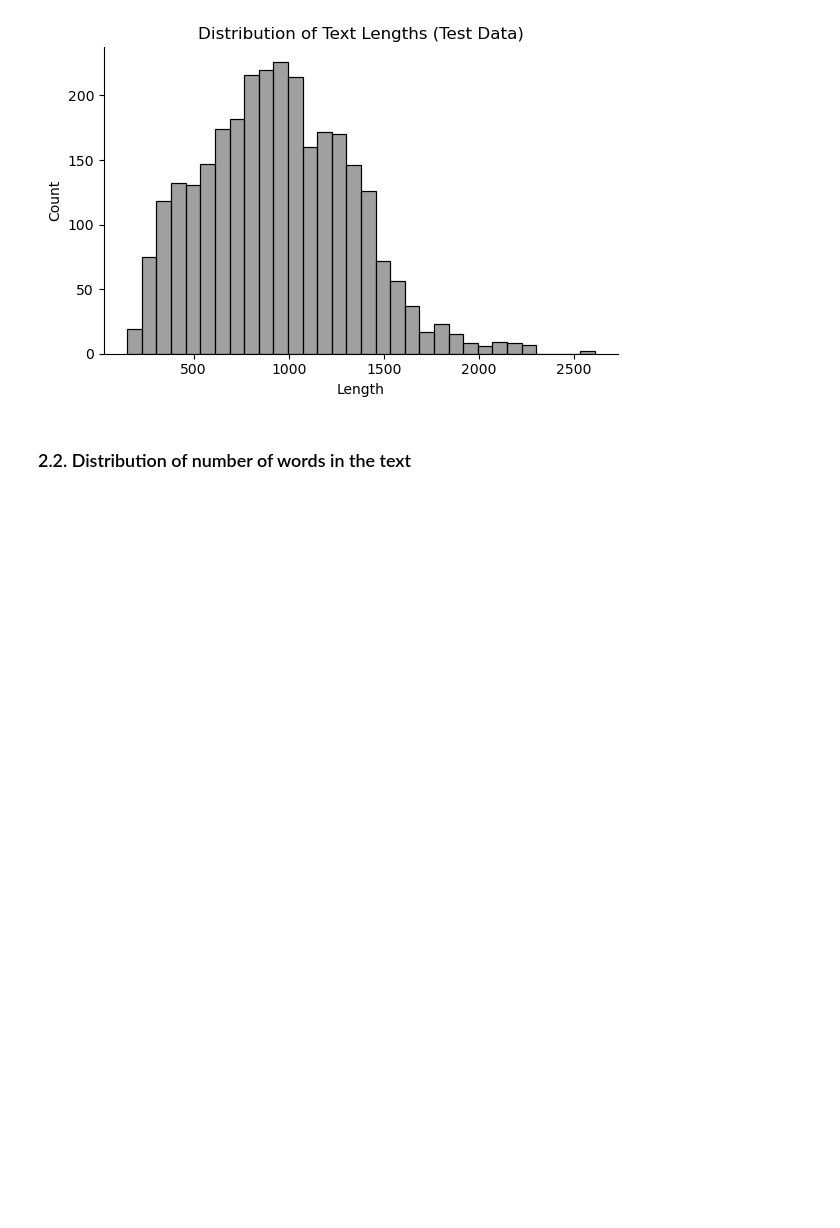
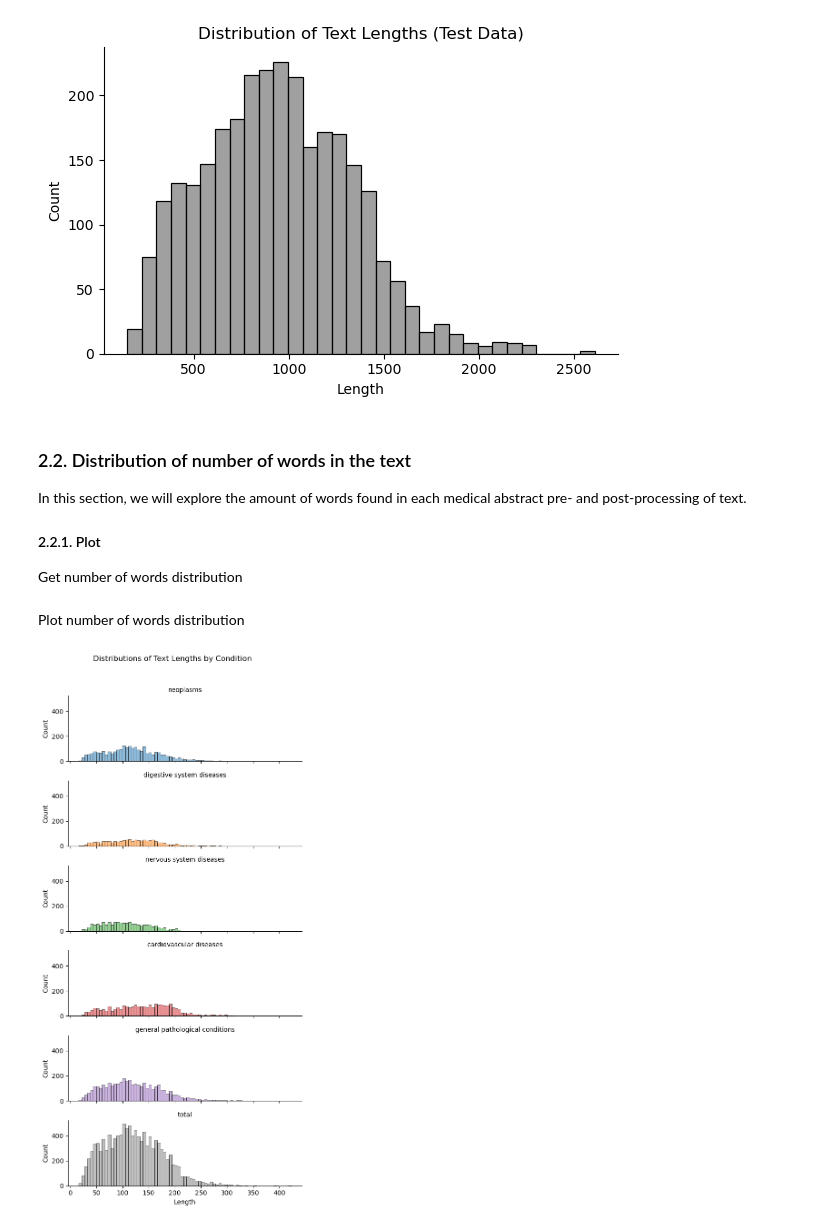
Before and after one commit to drojasca98/Medical-Text-Classification, a Jupyter notebook: python/1_data_exploration.ipynb, the cells around one changed output. Cells and saved outputs as stored; diff of their text form; code cells hidden in the pictures; blank space fills up the shorter version.

Commit message:
Text counter modified to count characters or words.

```diff
--- a/python/1_data_exploration.ipynb
+++ b/python/1_data_exploration.ipynb
@@ -323,15 +323,32 @@ We will explore the amount of characters are found in each medical abstract pre-
 #### 2.1.1. Pre-Processing
 Define Function to count characters
 # %%
-def count_characters(data_df, dataset_type = "train"):
+def text_counter(data_df, counter_type, dataset_type="train"):
 
-    # Initialize an dictionary to store the character length of sentences
+    def count_counter(text, counter_type):
+
+        # Count characters
+        if counter_type == "char":
+            text_length = len(text)
+
+        # Count words
+        elif counter_type == "word":
+            text_length = len(text.split())
+
+        # Else
+        else:
+            raise Exception(f"Unknown counter_type {counter_type}, please choose 'char' or 'word'.")
+
+        # Return count
+        return text_length
+
+    # Initialize a dictionary to store the character length of sentences
     length_dict = {
         "neoplasms": [],
         "digestive system diseases": [],
         "nervous system diseases": [],
         "cardiovascular diseases": [],
-        "general pathological conditions":[],
+        "general pathological conditions": [],
         "total": []
     }
 
@@ -350,7 +367,7 @@ def count_characters(data_df, dataset_type = "train"):
         if isinstance(text, str):
 
             # Get the text length
-            text_length = len(text)
+            text_length = count_counter(text, counter_type)
 
             # Add to the Total list in the dictionary
             length_dict["total"].append(text_length)
@@ -478,3 +495,23 @@ plot_displot(test_lem_len, "test")
 [figure]
 # %% [markdown]
 ### 2.2. Distribution of number of words in the text
+In this section, we will explore the amount of words found in each medical abstract pre- and post-processing of text.
+#### 2.2.1. Plot
+Get number of words distribution
+# %%
+# Training lemmatized data
+train_raw_len = text_counter(train_df, "word")
+# Testing lemmatized data
+test_raw_len = text_counter(test_df, "word", "test")
+
+# Training lemmatized data
+train_lem_len = text_counter(train_lemma_df, "word")
+# Testing lemmatized data
+test_lem_len = text_counter(test_lemma_df, "word", "test")
+# %% [markdown]
+Plot number of words distribution
+# %%
+# For Raw Training data
+plot_displot(train_raw_len, "train")
+# %% [output]
+[figure, added]
```
Also changed, not shown: parts of 1 cell of this notebook.
